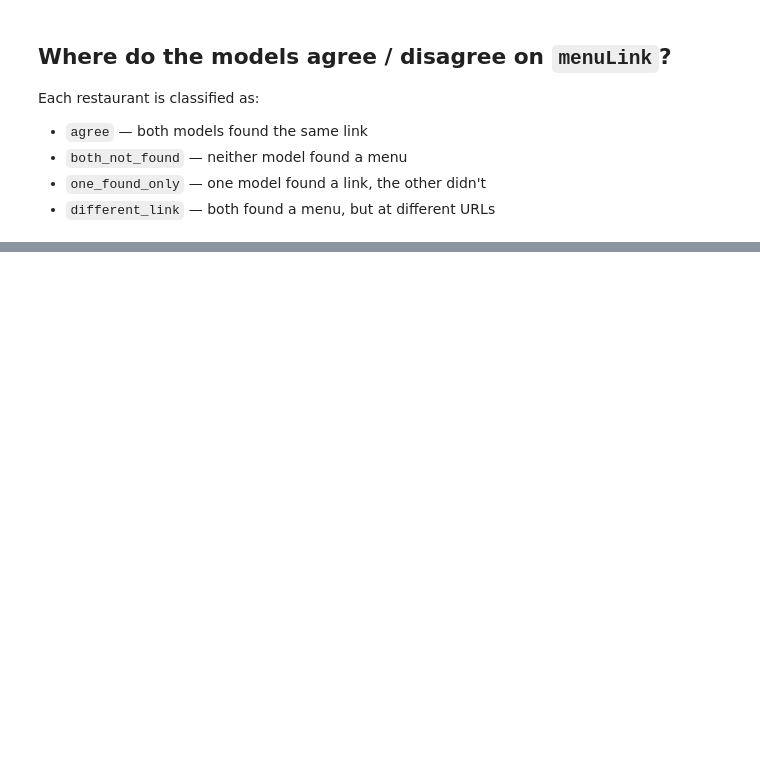
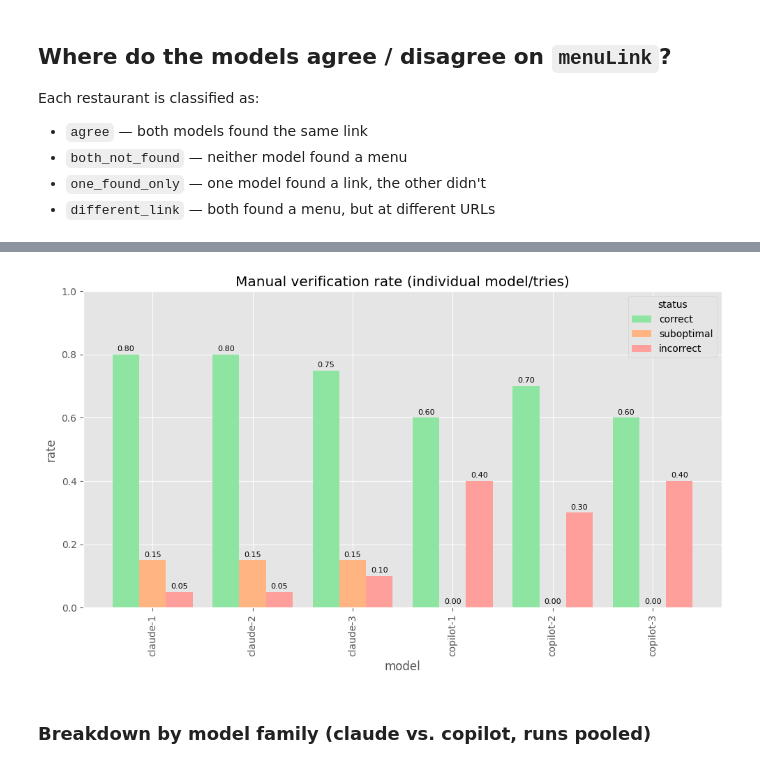
Before and after one commit to rakulmaria/foodscraps, a Jupyter notebook: src/notebooks/manual_comparer.ipynb, the cells around one changed output, grey strips where cells are left out. Drawn from its saved outputs; the diff is of its cells as text; code cells hidden in the pictures; blank space fills up the shorter version.

```diff
--- a/src/notebooks/manual_comparer.ipynb
+++ b/src/notebooks/manual_comparer.ipynb
@@ -126,0 +226,12 @@ disagreements
+# %%
+per_model_counts = pd.crosstab(vdf["model"], vdf["manualVerification"])[verification_order]
+per_model_rates = per_model_counts.div(per_model_counts.sum(axis=1), axis=0).round(3)
+
+per_model_summary = per_model_counts.join(
+    per_model_rates, lsuffix="_n", rsuffix="_rate"
+).reindex(
+    columns=[c for pair in zip(
+        [f"{v}_n" for v in verification_order], [f"{v}_rate" for v in verification_order]
+    ) for c in pair]
+)
+per_model_summary
@@ -126,0 +247,37 @@ disagreements
+# %%
+
+pal = sns.color_palette('pastel')
+colors = {"correct_rate": pal[2], "suboptimal_rate": pal[1], "incorrect_rate": pal[3]}
+
+rate_cols = [f"{v}_rate" for v in verification_order]
+plot_df = per_model_summary[rate_cols]
+plot_labels = plot_df.index.str.replace(r"^\d{8}-", "", regex=True)
+
+x = np.arange(len(plot_df.index))
+n_bars = len(rate_cols)
+bar_width = 0.8 / n_bars
+colors = {"correct_rate": pal[2], "suboptimal_rate": pal[1], "incorrect_rate": pal[3]}
+
+fig, ax = plt.subplots(figsize=(10, 6))
+
+for i, col in enumerate(rate_cols):
+    offset = (i - (n_bars - 1) / 2) * bar_width
+    bars = ax.bar(
+        x + offset, plot_df[col], bar_width,
+        label=col.replace("_rate", ""), color=colors[col],
+    )
+    ax.bar_label(bars, labels=[f"{v:.2f}" for v in plot_df[col]], padding=2, fontsize=8)
+
+ax.set_xlabel("model")
+ax.set_ylabel("rate")
+ax.set_title("Manual verification rate (individual model/tries)")
+ax.set_xticks(x)
+ax.set_xticklabels(plot_labels, rotation=90, ha="center")
+ax.set_ylim(0, 1.0)
+ax.legend(title="status")
+fig.tight_layout()
+plt.show()
+# %% [output]
+[figure, added]
+# %% [markdown]
+### Breakdown by model family (claude vs. copilot, runs pooled)
```
Also changed, not shown: parts of 18 cells of this notebook, 5 other files.
